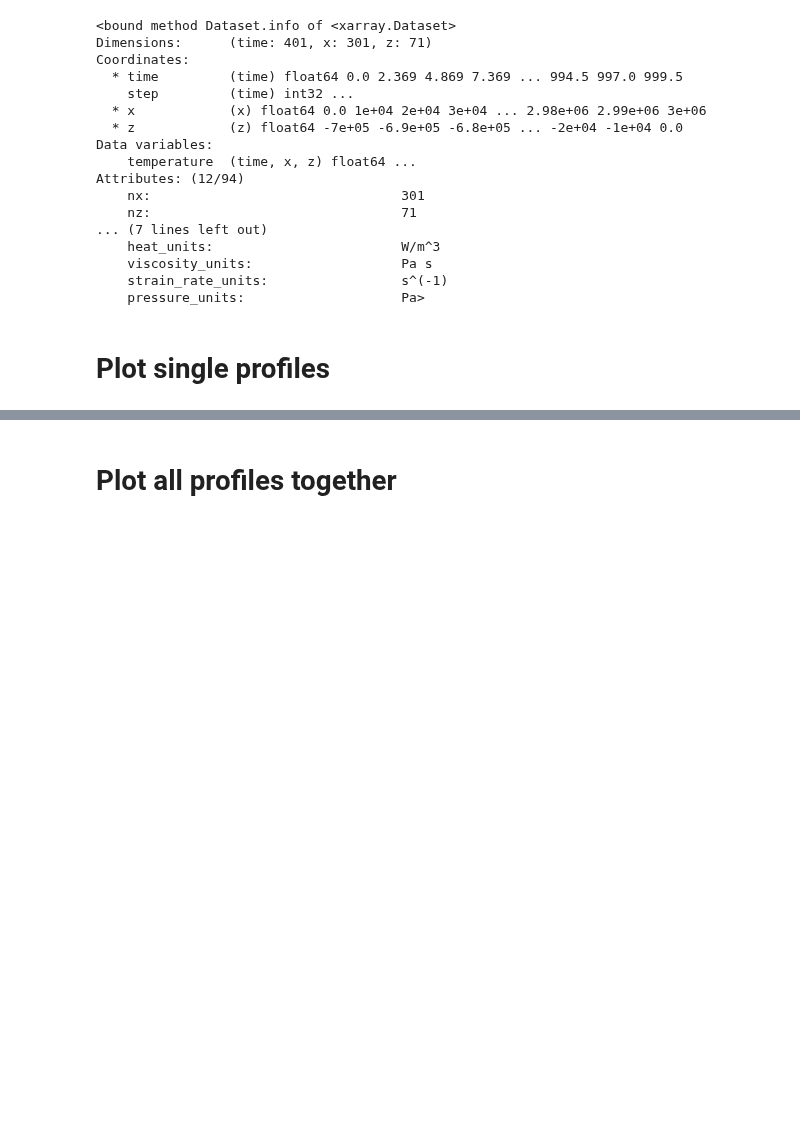
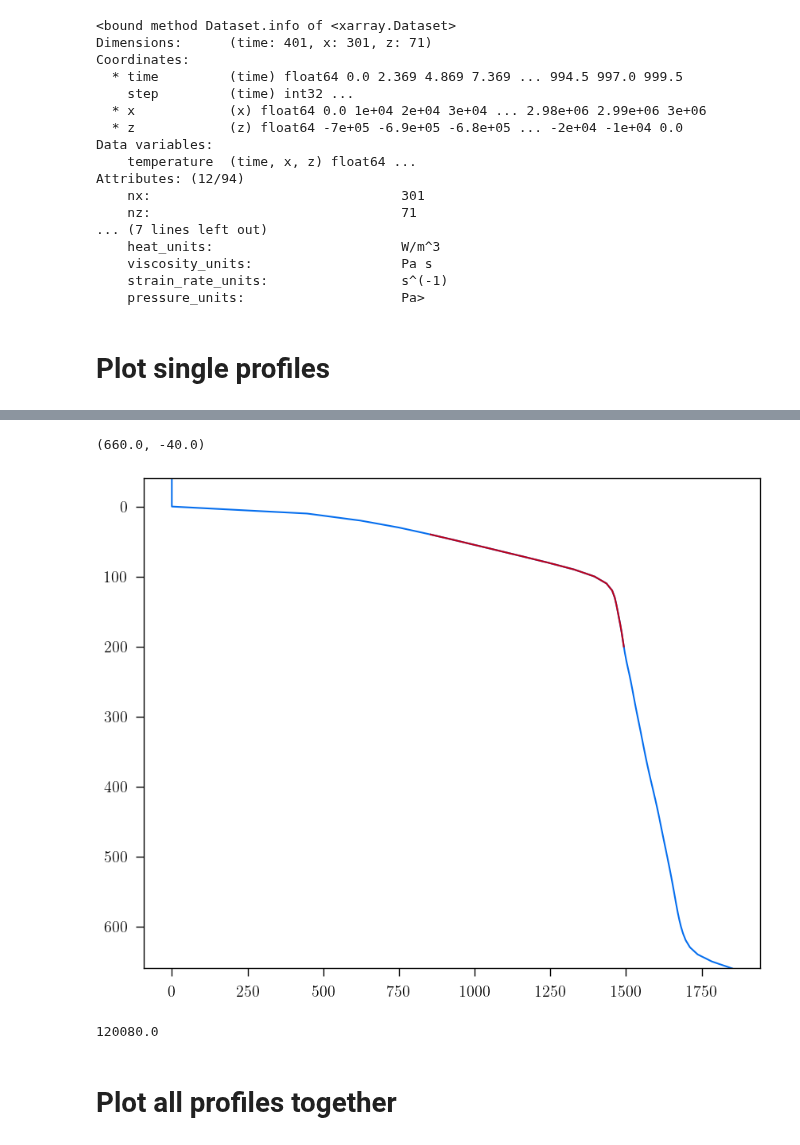
Before and after one commit to jopmas/scripts, a Jupyter notebook: check_Tps.ipynb, the cells around one changed output, grey strips where cells are left out. Drawn from its saved outputs; the diff is of its cells as text; code cells hidden in the pictures; blank space fills up the shorter version.

```diff
--- a/check_Tps.ipynb
+++ b/check_Tps.ipynb
@@ -246,3 +255,45 @@ Tp_estimate_keel_stable_DT350_HprodAst_Lx3000km_individual
+# %%
+dataset = xr.open_dataset(f'{model_path}/_output_temperature.nc')
+
+Nx = int(dataset.nx)
+Nz = int(dataset.nz)
+Lx = float(dataset.lx)
+Lz = float(dataset.lz)
+
+instant = dataset.time[-1]
+
+x = np.linspace(0, Lx/1000.0, Nx)
+z = np.linspace(Lz/1000.0, 0, Nz)
+xx, zz  = np.meshgrid(x, z)
+
+# thickness of sticky air layer (m)
+thickness_sa = 40 #* 1.0e3
+# thickness of upper crust (m)
+thickness_upper_crust = 20 #* 1.0e3
+# thickness of lower crust (m)
+thickness_lower_crust = 15 #* 1.0e3
+# total thickness of lithosphere (m)
+thickness_litho = 80 #* 1.0e3
+
+thickening = thickness_litho + 120
+
+T_initial = dataset.temperature[0].values.T #.T = Nz vs Nx
+Ti_mean = calc_mean_temperaure_region(T_initial, Nz, xx, 0, 3000)
+
+cond_mlit = (z <= thickening+thickness_sa) & (z >= thickness_sa + thickness_upper_crust + thickness_lower_crust)
+
+plt.close()
+# plt.plot(T_initial[:, 0], z-40)
+plt.plot(Ti_mean, z-40)
+plt.plot(Ti_mean[cond_mlit], z[cond_mlit]-40, color='xkcd:scarlet')
+plt.ylim(700-40, 0-40)
+# %% [output]
+(660.0, -40.0)
+[figure, added]
+# %%
+thickening
+# %% [output]
+120080.0
 # %% [markdown]
 # Plot all profiles together
 # %%
```
Also changed, not shown: parts of 3 cells of this notebook, 8 other files.
